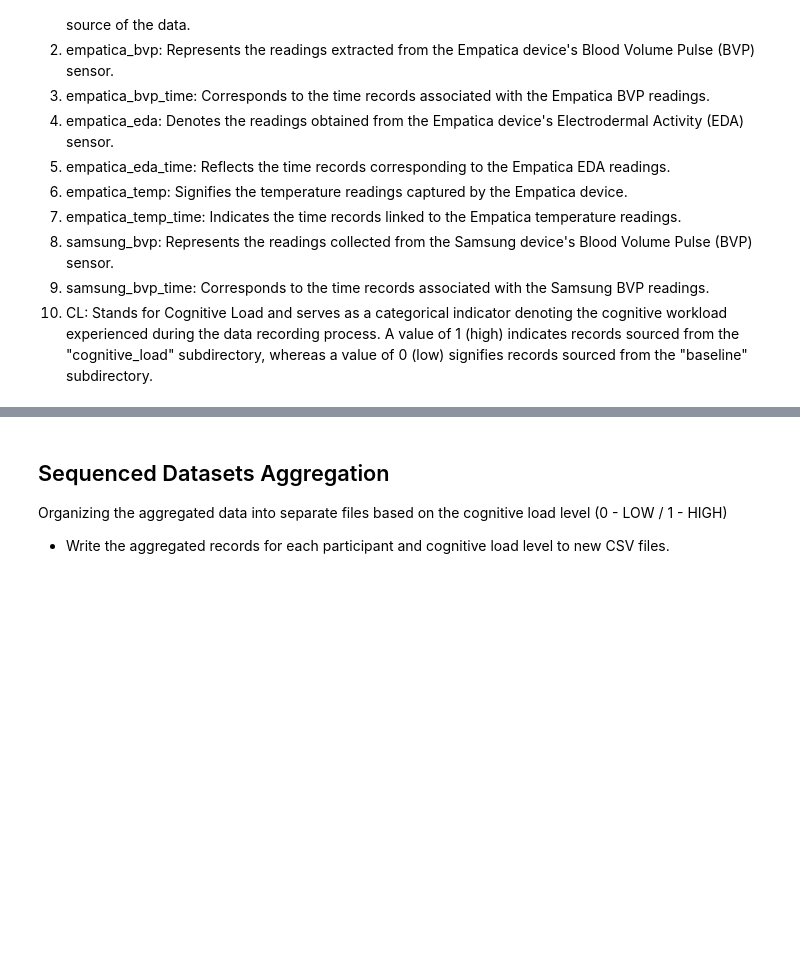
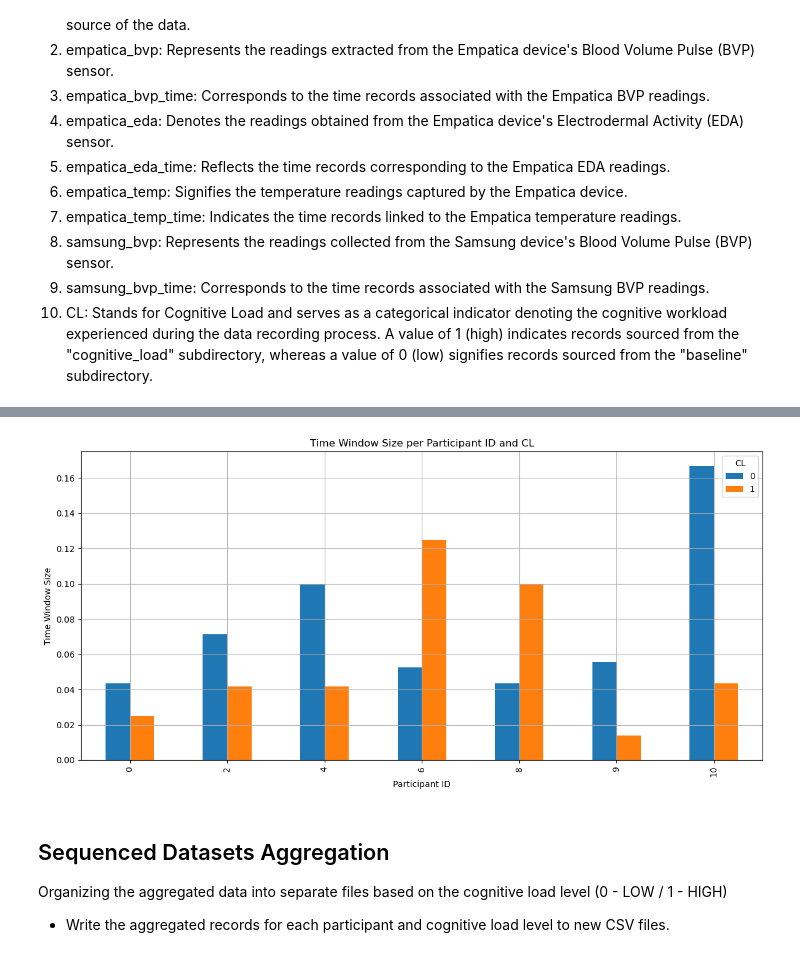
Before and after one commit to Aloa0001/AI-Data-Management, a Jupyter notebook: project/0-data-aggregation-and-filtering.ipynb, the cells around one changed output, grey strips where cells are left out. Drawn from its saved outputs; the diff is of its cells as text; code cells hidden in the pictures; blank space fills up the shorter version.

Commit message:
modelling & performance analysis & visualisation update

```diff
--- a/project/0-data-aggregation-and-filtering.ipynb
+++ b/project/0-data-aggregation-and-filtering.ipynb
@@ -191,9 +189,13 @@ for participant_id, df in high_cl_participant_dictionary.items():
 # %%
 import os
 import pandas as pd
+import matplotlib.pyplot as plt
 
 # Define file paths
 participant_directory = "./data/1-participant-division/"
+
+# Container to store the time window sizes per participant and CL
+time_window_sizes = []
 
 
 # Compute the most optimal (minimal) time window size, so it contains at least one of the minority attribute per window
@@ -211,7 +213,7 @@ def get_min_time_window_size(df):
     # Check if there is any attribute without valid values time wise
     if min_unique_count == 0:
         # Return a tested value that will not alter the processing
-        min_unique_count = 10
+        return None
 
     # Compute the minimal window size ensuring at least one occurrence of each attribute per window
     min_window_size = 1 / min_unique_count
@@ -238,8 +240,17 @@ def process_data(df, cl):
     # Compute the most optimal time window size for each participant session (CL 0 or 1)
     time_window_size = get_min_time_window_size(df)
 
+    # Check if time_window_size is None
+    if time_window_size is None:
+        # Skip processing for this participant
+        return None
+
+    time_window_sizes.append((df["participant_id"].iloc[0], cl, time_window_size))
+
     # For each participant session, print the most optimal time window size for sampling
-    print(f"time_window_size: {time_window_size}")
+    print(
+        f"Participant ID: {df['participant_id'].iloc[0]}, CL: {cl}, Time Window Size: {time_window_size:.4f}"
+    )
 
     # Create a combined time column with the maximum of all time columns
     # Guidance for evaluating the maxim time value, row wise, among the time related attributes, provided by ChatGPT
@@ -325,9 +336,36 @@ for id in os.listdir(participant_directory):
 
         # Process the data and create aggregated records labeling the record based
         mean_seq_df = process_data(df, 1 if cl == "HIGH_CL" else 0)
+        # Check if mean_seq_df is None
+        if mean_seq_df is not None:
+            # Write the aggregated records to a new .csv file
+            mean_seq_df.to_csv(
+                os.path.join(participant_folder, output_file_name), index=False
+            )
 
-        # Write the aggregated records to a new .csv file
-        mean_seq_df.to_csv(
-            os.path.join(participant_folder, output_file_name), index=False
-        )
+time_window_sizes_df = pd.DataFrame(time_window_sizes)
+time_window_sizes_df = time_window_sizes_df.rename(
+    columns={0: "ID", 1: "CL", 2: "Size"}
+)
+
+# Group the df by "ID" and "CL" and calculate the mean size
+time_window_sizes_df = (
+    time_window_sizes_df.groupby(["ID", "CL"])["Size"].mean().unstack()
+)
+
+# Sort the df by ID
+time_window_sizes_df = time_window_sizes_df.sort_values(by="ID")
+
+# Display the time windows sizes ID and CL wise
+print(time_window_sizes_df)
+
+# Plotting parallel bars for CL 0 and CL 1
+time_window_sizes_df.plot(kind="bar", figsize=(12, 6))
+plt.xlabel("Participant ID")
+plt.ylabel("Time Window Size")
+plt.title("Time Window Size per Participant ID and CL")
+plt.legend(title="CL")
+plt.grid(True)
+plt.tight_layout()
+plt.show()
 # %% [output]
@@ -351,3 +389,4 @@ time_window_size: 0.1
+[figure, added]
 # %% [markdown]
 ## Sequenced Datasets Aggregation
 
```
Also changed, not shown: parts of 2 cells of this notebook, 2 other files.
